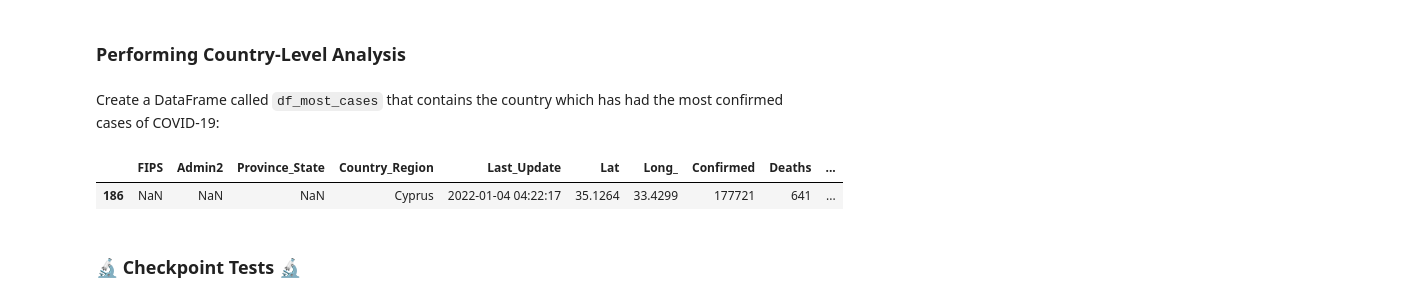
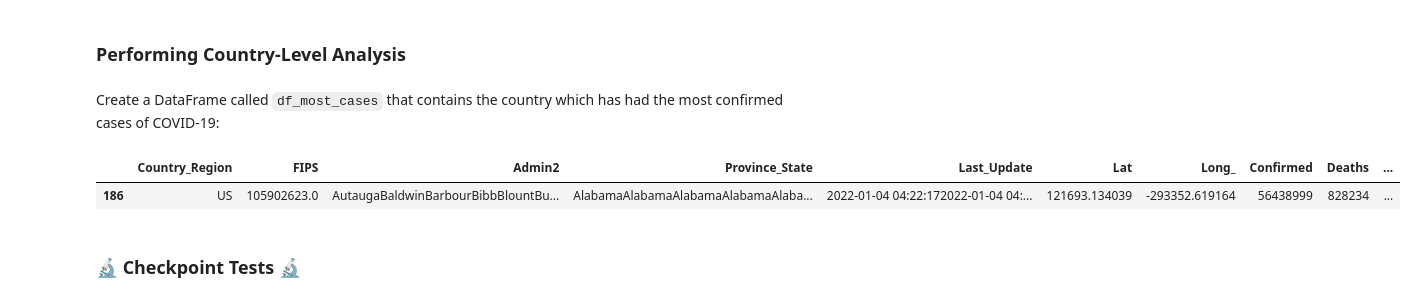
Before and after one commit to jonathan-cky/STAT107, a Jupyter notebook: microproject-covid-data-from-github/microproject-covid-data-from-github.ipynb, the cells around one changed output. Cells and saved outputs as stored; diff of their text form; code cells hidden in the pictures.

```diff
--- a/microproject-covid-data-from-github/microproject-covid-data-from-github.ipynb
+++ b/microproject-covid-data-from-github/microproject-covid-data-from-github.ipynb
@@ -127,12 +123,11 @@ df_countries
 # %% [markdown]
 Create a DataFrame called `df_most_cases` that contains the country which has had the most confirmed cases of COVID-19:
 # %%
-df_most_cases = df_countries["Confirmed"].nlargest().idxmax()
-df_most_cases = df.loc[[df_most_cases]]
+df_most_cases = df_countries.nlargest(1, "Confirmed")
 df_most_cases
 # %% [output]
-|  | FIPS | Admin2 | Province_State | Country_Region | Last_Update | Lat | Long_ | Confirmed | Deaths | ... |
-| 186 | NaN | NaN | NaN | Cyprus | 2022-01-04 04:22:17 | 35.1264 | 33.4299 | 177721 | 641 | ... |
+|  | Country_Region | FIPS | Admin2 | Province_State | Last_Update | Lat | Long_ | Confirmed | Deaths | ... |
+| 186 | US | 105902623.0 | AutaugaBaldwinBarbourBibbBlountBu... | AlabamaAlabamaAlabamaAlabamaAlaba... | 2022-01-04 04:22:172022-01-04 04:... | 121693.134039 | -293352.619164 | 56438999 | 828234 | ... |
 # %% [markdown]
 ### 🔬 Checkpoint Tests 🔬
 # %%
```
Also changed, not shown: parts of 8 cells of this notebook.
